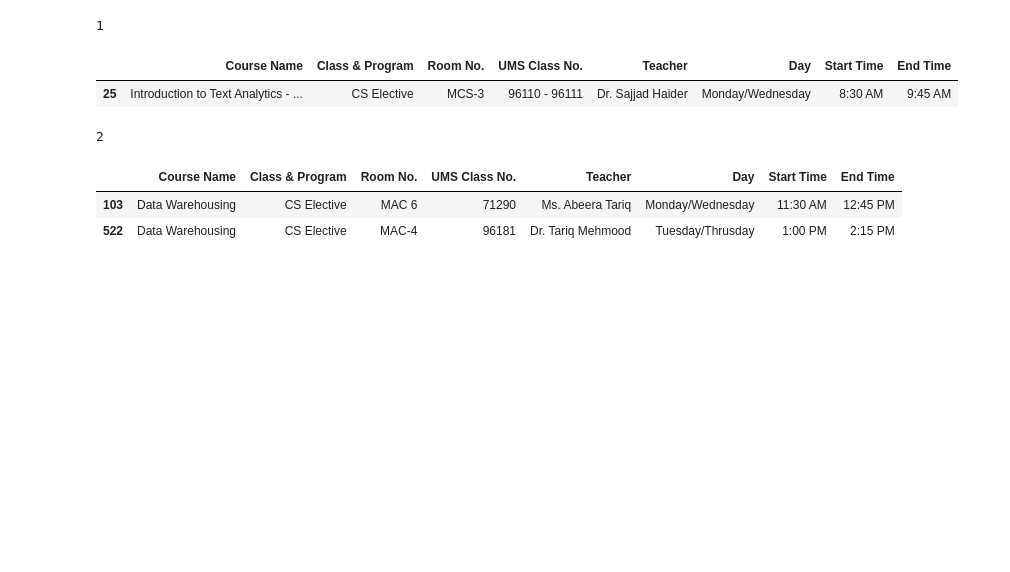
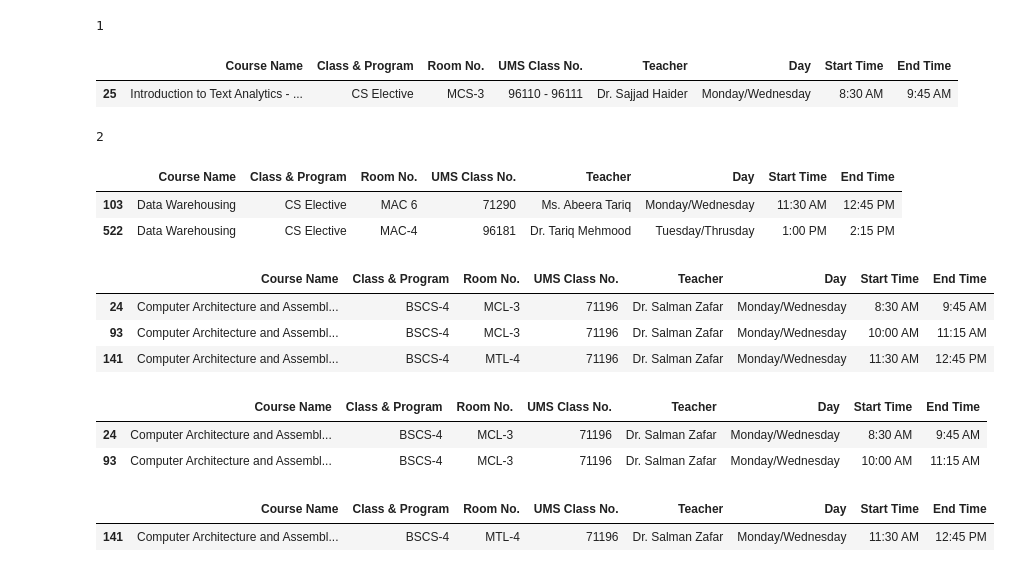
Before and after one commit to IRTIZA-ZAIDI/schedule-maker, a Jupyter notebook: Scheduke maker/dataFormating.ipynb, the cells around one changed output. Cells and saved outputs as stored; diff of their text form; code cells hidden in the pictures; blank space fills up the shorter version.

Commit message:
trial on making extra column for lab courses

```diff
--- a/Scheduke maker/dataFormating.ipynb
+++ b/Scheduke maker/dataFormating.ipynb
@@ -182,3 +192,24 @@ ai_courses
 |  | Course Name | Class & Program | Room No. | UMS Class No. | Teacher | Day | Start Time | End Time |
 | 103 | Data Warehousing | CS Elective | MAC 6 | 71290 | Ms. Abeera Tariq | Monday/Wednesday | 11:30 AM | 12:45 PM |
 | 522 | Data Warehousing | CS Elective | MAC-4 | 96181 | Dr. Tariq Mehmood | Tuesday/Thrusday | 1:00 PM | 2:15 PM |
+# %%
+courses = df[df["UMS Class  No."].notnull() & df["UMS Class  No."].str.contains("71196")]
+courses
+# %% [output]
+|  | Course Name | Class & Program | Room No. | UMS Class No. | Teacher | Day | Start Time | End Time |
+| 24 | Computer Architecture and Assembl... | BSCS-4 | MCL-3 | 71196 | Dr. Salman Zafar | Monday/Wednesday | 8:30 AM | 9:45 AM |
+| 93 | Computer Architecture and Assembl... | BSCS-4 | MCL-3 | 71196 | Dr. Salman Zafar | Monday/Wednesday | 10:00 AM | 11:15 AM |
+| 141 | Computer Architecture and Assembl... | BSCS-4 | MTL-4 | 71196 | Dr. Salman Zafar | Monday/Wednesday | 11:30 AM | 12:45 PM |
+# %%
+lab_rows = courses[courses["Course Name"].str.contains("Lab")]
+lab_rows
+# %% [output]
+|  | Course Name | Class & Program | Room No. | UMS Class No. | Teacher | Day | Start Time | End Time |
+| 24 | Computer Architecture and Assembl... | BSCS-4 | MCL-3 | 71196 | Dr. Salman Zafar | Monday/Wednesday | 8:30 AM | 9:45 AM |
+| 93 | Computer Architecture and Assembl... | BSCS-4 | MCL-3 | 71196 | Dr. Salman Zafar | Monday/Wednesday | 10:00 AM | 11:15 AM |
+# %%
+lab_rows = courses[courses["Course Name"].str.contains("Lecture")]
+lab_rows
+# %% [output]
+|  | Course Name | Class & Program | Room No. | UMS Class No. | Teacher | Day | Start Time | End Time |
+| 141 | Computer Architecture and Assembl... | BSCS-4 | MTL-4 | 71196 | Dr. Salman Zafar | Monday/Wednesday | 11:30 AM | 12:45 PM |
```
Also changed, not shown: parts of 5 cells of this notebook.
